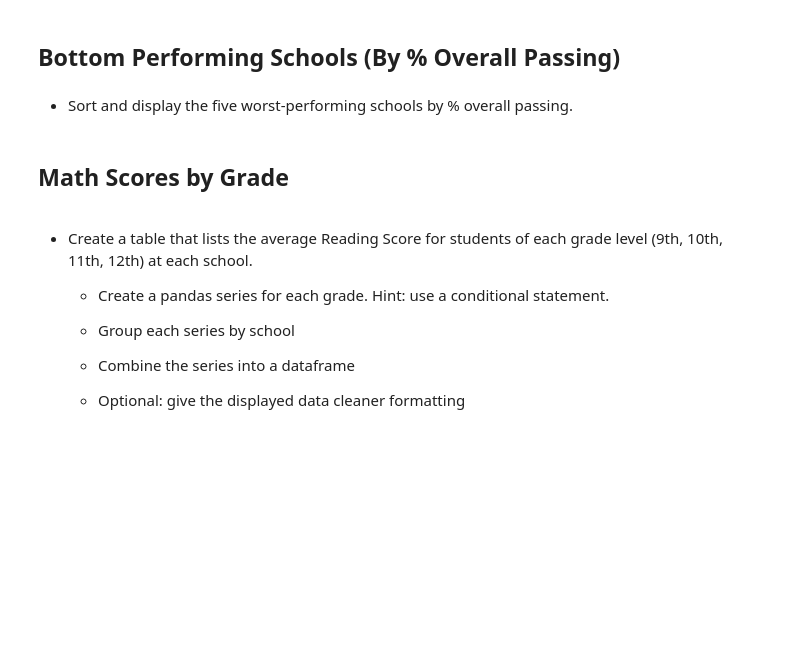
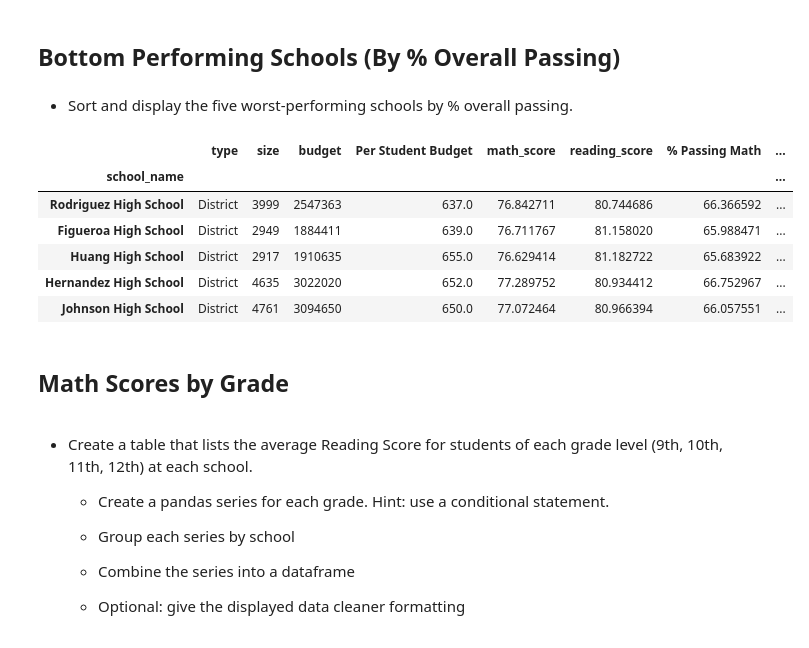
Before and after one commit to skunnath2020/Pandas-Challenge, a Jupyter notebook: PyCitySchools/PyCitySchools_starter.ipynb, the cells around one changed output. Cells and saved outputs as stored; diff of their text form; code cells hidden in the pictures; blank space fills up the shorter version.

```diff
--- a/PyCitySchools/PyCitySchools_starter.ipynb
+++ b/PyCitySchools/PyCitySchools_starter.ipynb
@@ -184,6 +199,17 @@ KeyError: "['math_count'] not found in axis"
 ## Bottom Performing Schools (By % Overall Passing)
 # %% [markdown]
 * Sort and display the five worst-performing schools by % overall passing.
+# %%
+school_summary.sort_values(by=["% Overall Passing"], inplace=True, ascending=True)
+school_summary.head()
+# %% [output]
+|  | type | size | budget | Per Student Budget | math_score | reading_score | % Passing Math | ... |
+| school_name |  |  |  |  |  |  |  | ... |
+| Rodriguez High School | District | 3999 | 2547363 | 637.0 | 76.842711 | 80.744686 | 66.366592 | ... |
+| Figueroa High School | District | 2949 | 1884411 | 639.0 | 76.711767 | 81.158020 | 65.988471 | ... |
+| Huang High School | District | 2917 | 1910635 | 655.0 | 76.629414 | 81.182722 | 65.683922 | ... |
+| Hernandez High School | District | 4635 | 3022020 | 652.0 | 77.289752 | 80.934412 | 66.752967 | ... |
+| Johnson High School | District | 4761 | 3094650 | 650.0 | 77.072464 | 80.966394 | 66.057551 | ... |
 # %% [markdown]
 ## Math Scores by Grade
 # %% [markdown]
```
Also changed, not shown: parts of 4 cells of this notebook.
